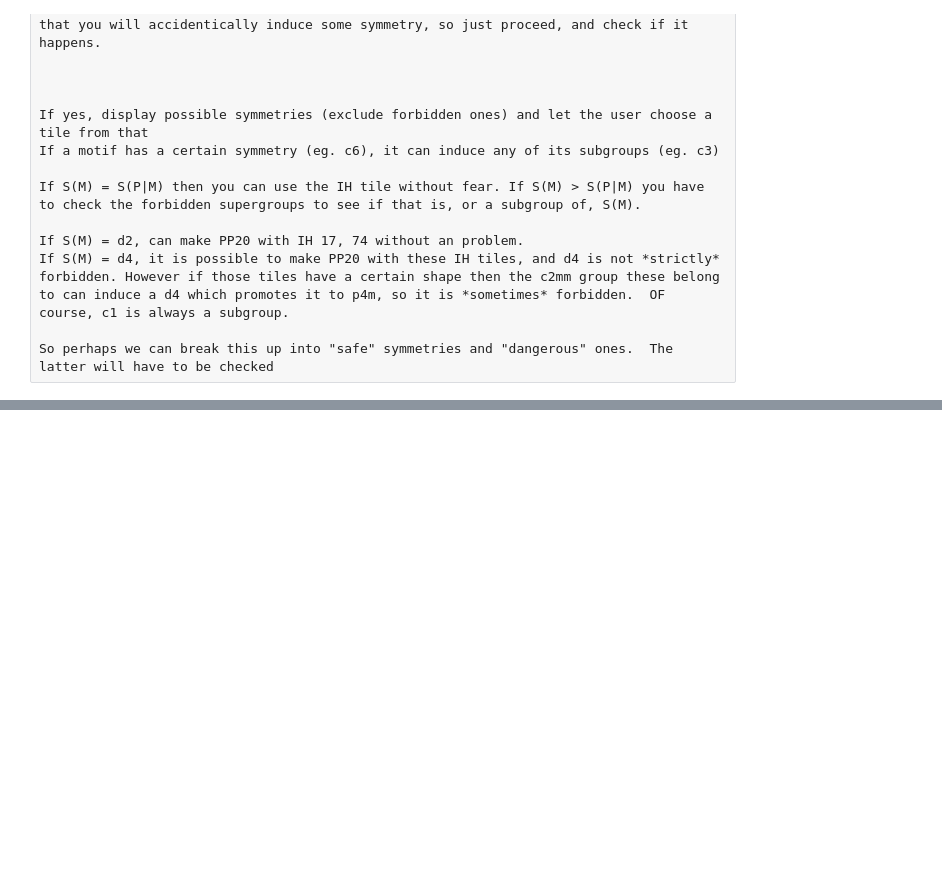
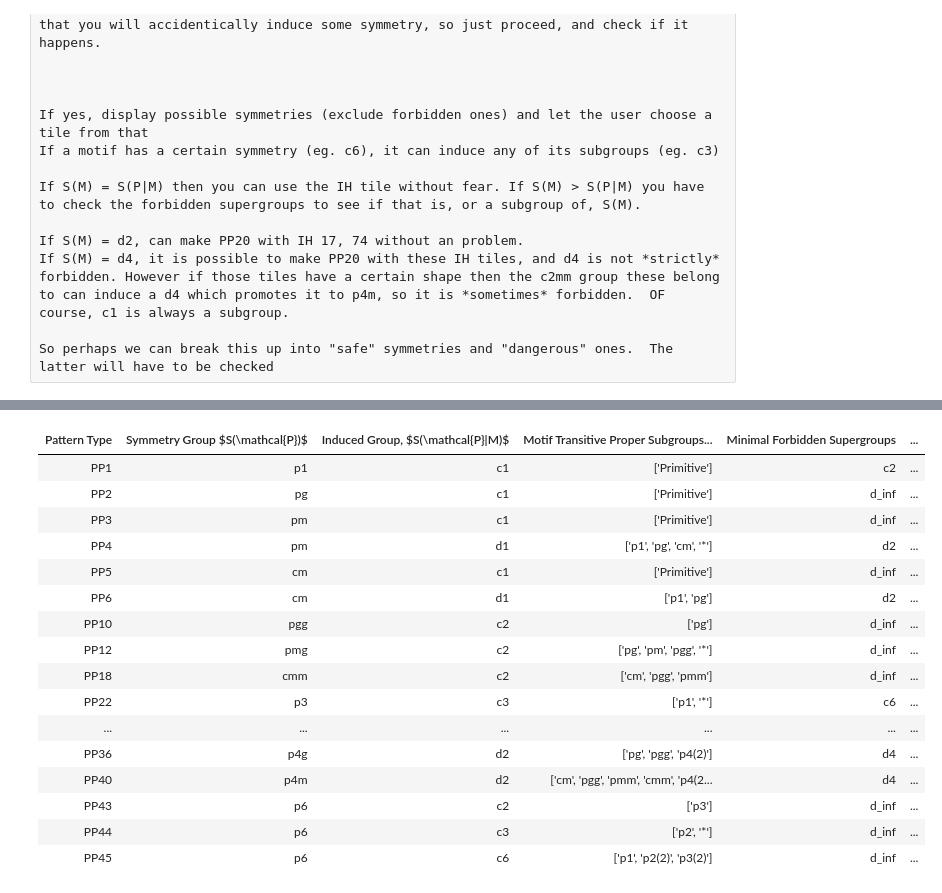
Before and after one commit to usnistgov/escherized-colloids, a Jupyter notebook: design/Design.ipynb, the cells around one changed output, grey strips where cells are left out. Cells and saved outputs as stored; diff of their text form; code cells hidden in the pictures; blank space fills up the shorter version.

```diff
--- a/design/Design.ipynb
+++ b/design/Design.ipynb
@@ -172,0 +126,20 @@ df.style.hide_index()
+# %%
+forbidden.style.hide_index()
+# %% [output]
+| Pattern Type | Symmetry Group $S(\mathcal{P})$ | Induced Group, $S(\mathcal{P}|M)$ | Motif Transitive Proper Subgroups... | Minimal Forbidden Supergroups | ... |
+| PP1 | p1 | c1 | ['Primitive'] | c2 | ... |
+| PP2 | pg | c1 | ['Primitive'] | d_inf | ... |
+| PP3 | pm | c1 | ['Primitive'] | d_inf | ... |
+| PP4 | pm | d1 | ['p1', 'pg', 'cm', '*'] | d2 | ... |
+| PP5 | cm | c1 | ['Primitive'] | d_inf | ... |
+| PP6 | cm | d1 | ['p1', 'pg'] | d2 | ... |
+| PP10 | pgg | c2 | ['pg'] | d_inf | ... |
+| PP12 | pmg | c2 | ['pg', 'pm', 'pgg', '*'] | d_inf | ... |
+| PP18 | cmm | c2 | ['cm', 'pgg', 'pmm'] | d_inf | ... |
+| PP22 | p3 | c3 | ['p1', '*'] | c6 | ... |
+| ... | ... | ... | ... | ... | ... |
+| PP36 | p4g | d2 | ['pg', 'pgg', 'p4(2)'] | d4 | ... |
+| PP40 | p4m | d2 | ['cm', 'pgg', 'pmm', 'cmm', 'p4(2... | d4 | ... |
+| PP43 | p6 | c2 | ['p3'] | d_inf | ... |
+| PP44 | p6 | c3 | ['p2', '*'] | d_inf | ... |
+| PP45 | p6 | c6 | ['p1', 'p2(2)', 'p3(2)'] | d_inf | ... |
```
Also changed, not shown: parts of 14 cells of this notebook, 4 other files.
